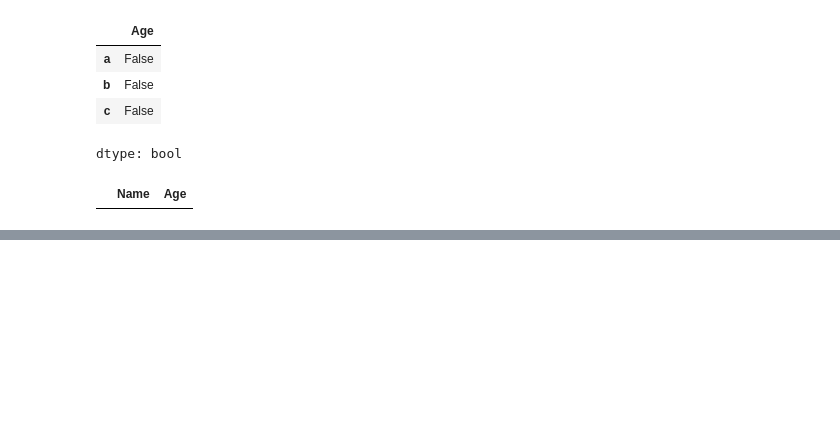
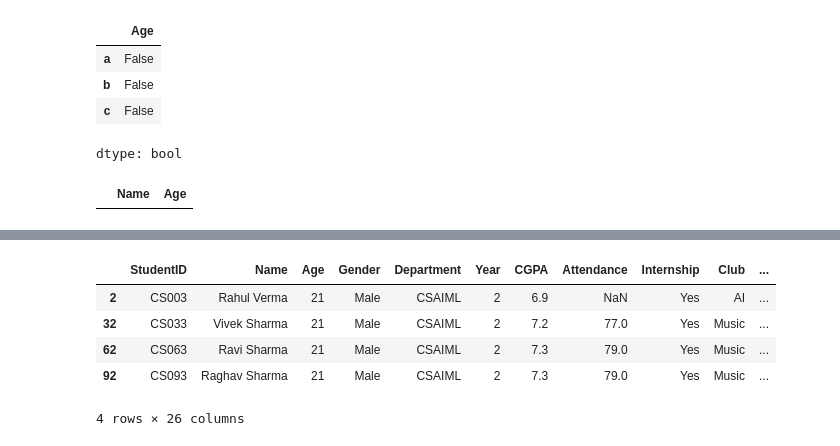
Before and after one commit to Kamalsharma209/Pandas-Practice, a Jupyter notebook: _Loc_and_ILoc.ipynb, the cells around one changed output, grey strips where cells are left out. Saved outputs shown, nothing was run; the diff lists cells and outputs as text; code cells hidden in the pictures; blank space fills up the shorter version.

```diff
--- a/_Loc_and_ILoc.ipynb
+++ b/_Loc_and_ILoc.ipynb
@@ -94,0 +115,10 @@ df1[df1['Age']>29]
+# %%
+lol = (df['CGPA'] > 6) & (df['Age'] > 20) & (df['City'] == 'Delhi') & (df['Gender'] == 'Male')
+df[lol]
+# %% [output]
+|  | StudentID | Name | Age | Gender | Department | Year | CGPA | Attendance | Internship | Club | ... |
+| 2 | CS003 | Rahul Verma | 21 | Male | CSAIML | 2 | 6.9 | NaN | Yes | AI | ... |
+| 32 | CS033 | Vivek Sharma | 21 | Male | CSAIML | 2 | 7.2 | 77.0 | Yes | Music | ... |
+| 62 | CS063 | Ravi Sharma | 21 | Male | CSAIML | 2 | 7.3 | 79.0 | Yes | Music | ... |
+| 92 | CS093 | Raghav Sharma | 21 | Male | CSAIML | 2 | 7.3 | 79.0 | Yes | Music | ... |
+4 rows × 26 columns
```
Also changed, not shown: parts of 2 cells of this notebook.
